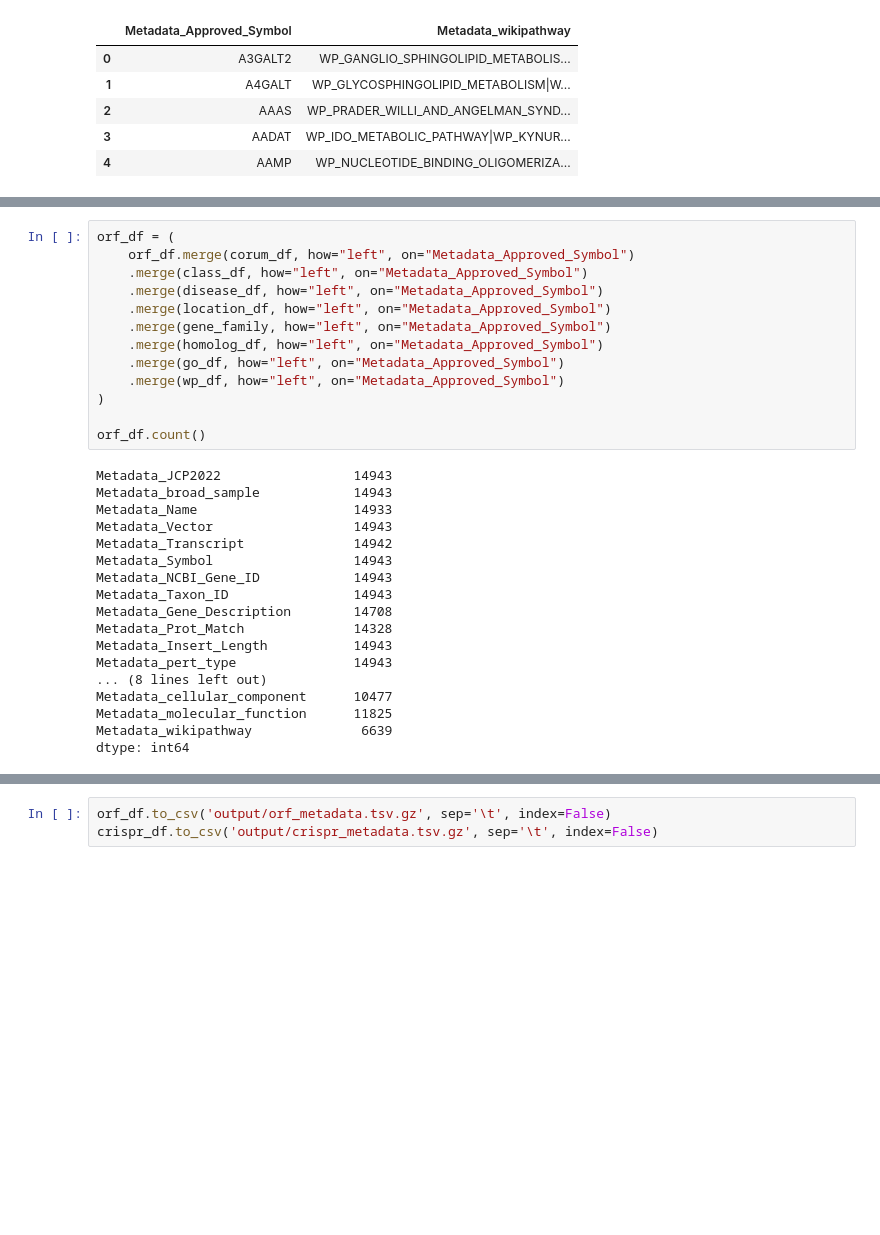
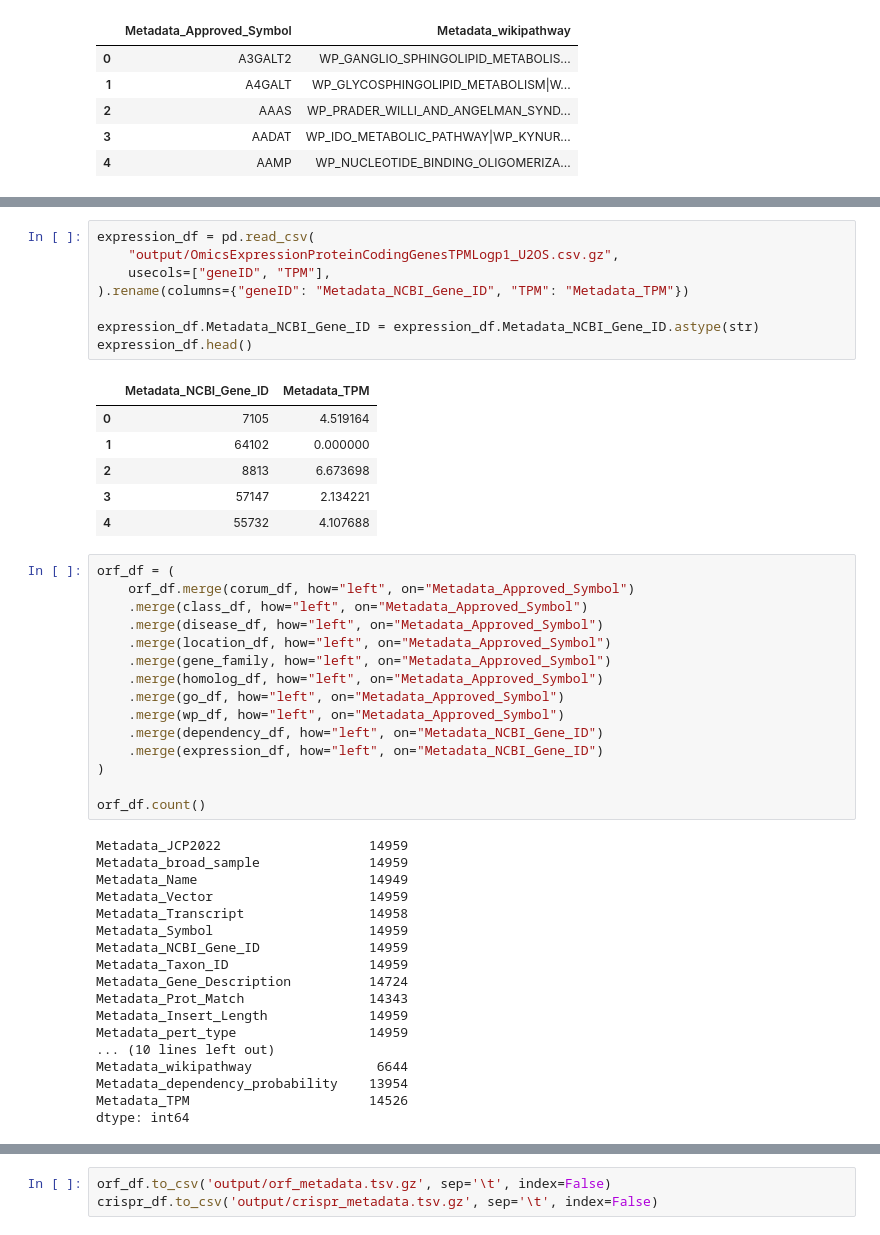
Before and after one commit to jump-cellpainting/2024_Chandrasekaran_Morphmap, a Jupyter notebook: 00.download-and-process-annotations/x.create-primary-annotation-file.ipynb, the cells around one changed output, grey strips where cells are left out. Saved outputs shown, nothing was run; the diff lists cells and outputs as text; blank space fills up the shorter version.

```diff
--- a/00.download-and-process-annotations/x.create-primary-annotation-file.ipynb
+++ b/00.download-and-process-annotations/x.create-primary-annotation-file.ipynb
@@ -159,3 +181,18 @@ wp_df.head()
+# %%
+expression_df = pd.read_csv(
+    "output/OmicsExpressionProteinCodingGenesTPMLogp1_U2OS.csv.gz",
+    usecols=["geneID", "TPM"],
+).rename(columns={"geneID": "Metadata_NCBI_Gene_ID", "TPM": "Metadata_TPM"})
+
+expression_df.Metadata_NCBI_Gene_ID = expression_df.Metadata_NCBI_Gene_ID.astype(str)
+expression_df.head()
+# %% [output]
+|  | Metadata_NCBI_Gene_ID | Metadata_TPM |
+| 0 | 7105 | 4.519164 |
+| 1 | 64102 | 0.000000 |
+| 2 | 8813 | 6.673698 |
+| 3 | 57147 | 2.134221 |
+| 4 | 55732 | 4.107688 |
 # %%
 orf_df = (
     orf_df.merge(corum_df, how="left", on="Metadata_Approved_Symbol")
@@ -166,26 +203,28 @@ orf_df = (
     .merge(homolog_df, how="left", on="Metadata_Approved_Symbol")
     .merge(go_df, how="left", on="Metadata_Approved_Symbol")
     .merge(wp_df, how="left", on="Metadata_Approved_Symbol")
+    .merge(dependency_df, how="left", on="Metadata_NCBI_Gene_ID")
+    .merge(expression_df, how="left", on="Metadata_NCBI_Gene_ID")
 )
 
 orf_df.count()
 # %% [output]
-Metadata_JCP2022                 14943
-Metadata_broad_sample            14943
-Metadata_Name                    14933
-Metadata_Vector                  14943
-Metadata_Transcript              14942
-Metadata_Symbol                  14943
-Metadata_NCBI_Gene_ID            14943
-Metadata_Taxon_ID                14943
-Metadata_Gene_Description        14708
-Metadata_Prot_Match              14328
-Metadata_Insert_Length           14943
-Metadata_pert_type               14943
-... (8 lines left out)
-Metadata_cellular_component      10477
-Metadata_molecular_function      11825
-Metadata_wikipathway              6639
+Metadata_JCP2022                   14959
+Metadata_broad_sample              14959
+Metadata_Name                      14949
+Metadata_Vector                    14959
+Metadata_Transcript                14958
+Metadata_Symbol                    14959
+Metadata_NCBI_Gene_ID              14959
+Metadata_Taxon_ID                  14959
+Metadata_Gene_Description          14724
+Metadata_Prot_Match                14343
+Metadata_Insert_Length             14959
+Metadata_pert_type                 14959
+... (10 lines left out)
+Metadata_wikipathway                6644
+Metadata_dependency_probability    13954
+Metadata_TPM                       14526
 dtype: int64
 # %%
 crispr_df = (
```
Also changed, not shown: parts of 4 cells of this notebook, 7 other files.
